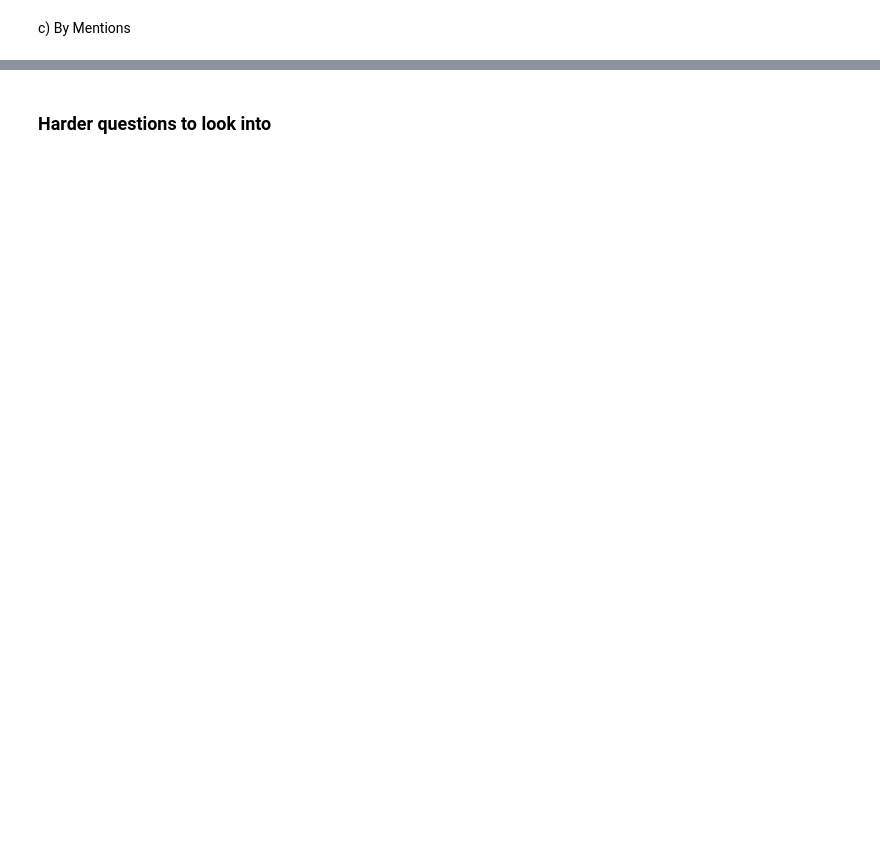
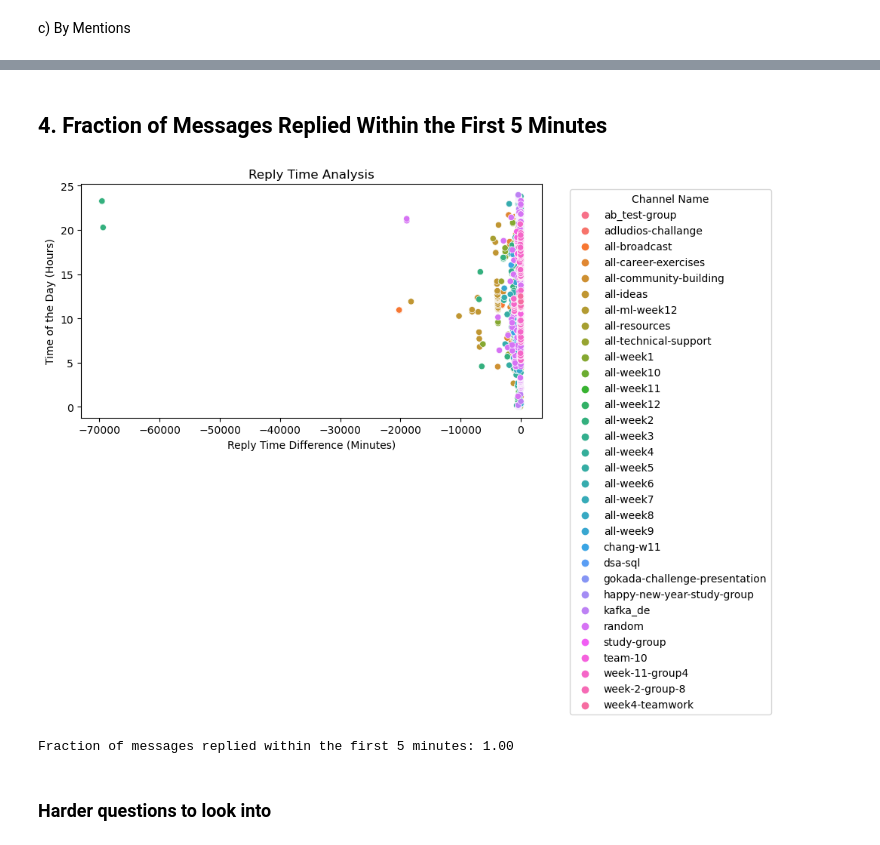
Before and after one commit to mintesnot96/10academy_week0_challenge, a Jupyter notebook: notebooks/parse_slack_data.ipynb, the cells around one changed output, grey strips where cells are left out. Cells and saved outputs as stored; diff of their text form; code cells hidden in the pictures; blank space fills up the shorter version.

```diff
--- a/notebooks/parse_slack_data.ipynb
+++ b/notebooks/parse_slack_data.ipynb
@@ -518,3 +656,37 @@ c) By Mentions
+# %% [markdown]
+## 4. Fraction of Messages Replied Within the First 5 Minutes
+# %%
+# Replace 'unknown' with NaN
+parsed['Thread Start Time'] = parsed['Thread Start Time'].replace('unknown', pd.NA)
+parsed['Sent Time'] = parsed['Sent Time'].replace('unknown', pd.NA)
+
+# Convert to datetime
+parsed['Sent Time'] = pd.to_datetime(parsed['Sent Time'], unit='s', errors='coerce')
+parsed['First Reply Time'] = pd.to_datetime(parsed['Thread Start Time'], unit='s', errors='coerce')
+
+# Drop rows where either Sent Time or First Reply Time is NaT (not a time)
+parsed.dropna(subset=['Sent Time', 'First Reply Time'], inplace=True)
+
+# Calculate reply time difference in minutes
+parsed['Reply Time Difference'] = (parsed['First Reply Time'] - parsed['Sent Time']).dt.total_seconds() / 60
+
+# Calculate fraction of messages replied within the first 5 minutes
+fraction_within_5mins = (parsed['Reply Time Difference'] <= 5).sum() / len(parsed)
+
+# Scatter plot for reply time
+plt.figure(figsize=(10, 6))
+sns.scatterplot(data=parsed, x='Reply Time Difference', y=parsed['Sent Time'].dt.hour + parsed['Sent Time'].dt.minute / 60, hue='Channel Name')
+plt.xlabel('Reply Time Difference (Minutes)')
+plt.ylabel('Time of the Day (Hours)')
+plt.title('Reply Time Analysis')
+plt.legend(title='Channel Name', bbox_to_anchor=(1.05, 1), loc='upper left')
+plt.tight_layout()
+plt.show()
+
+print(f"Fraction of messages replied within the first 5 minutes: {fraction_within_5mins:.2f}")
+# %% [output]
+[figure, added]
+Fraction of messages replied within the first 5 minutes: 1.00
 # %%
 # which user has the highest number of reply counts?
 # %%
```
Also changed, not shown: parts of 18 cells of this notebook.
